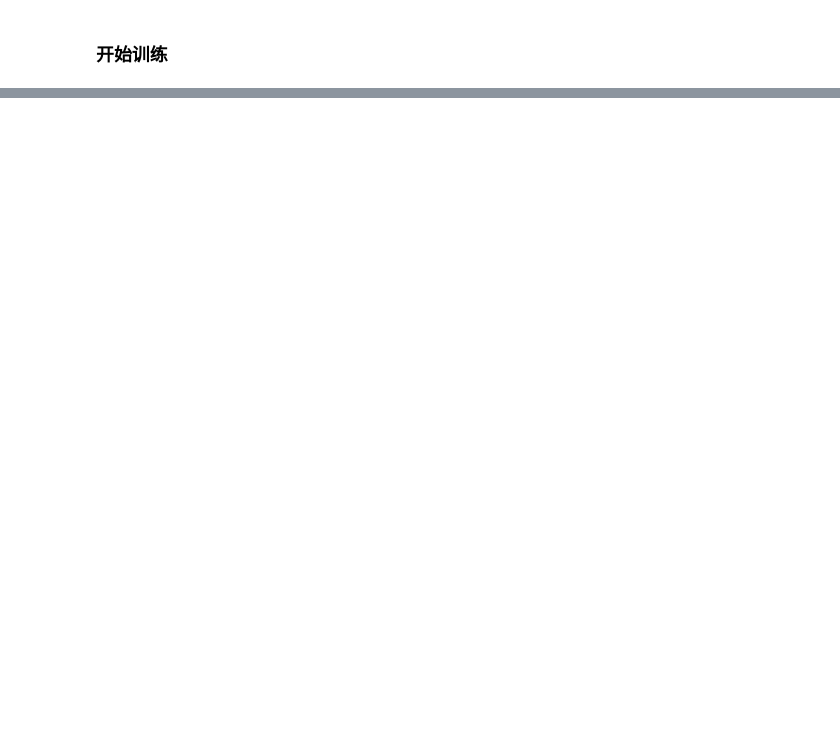
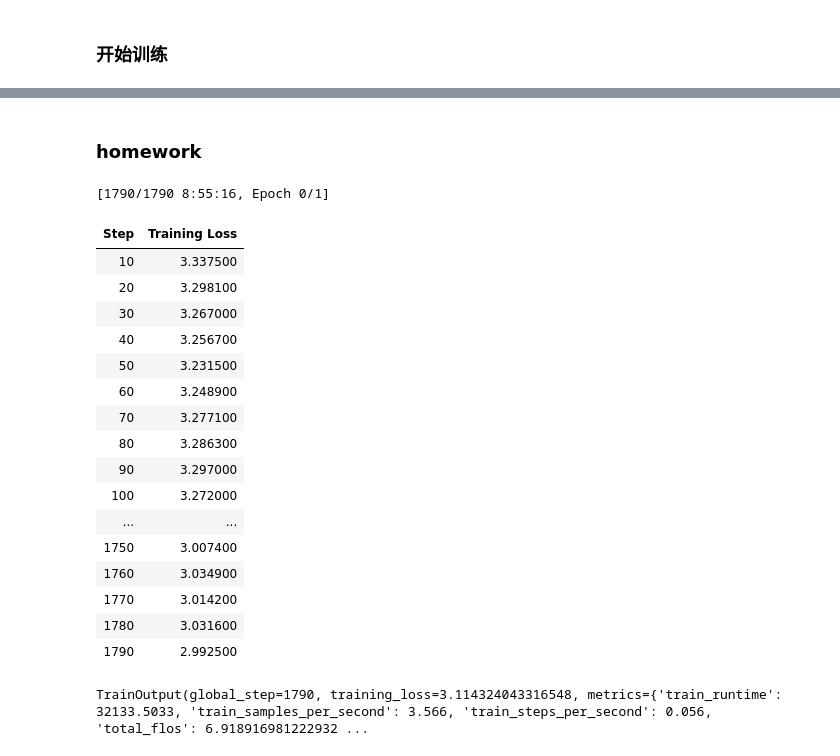
Before and after one commit to jhzhfree/LLM-quickstart, a Jupyter notebook: peft/peft_qlora_chatglm.ipynb, the cells around one changed output, grey strips where cells are left out. Drawn from its saved outputs; the diff is of its cells as text; code cells hidden in the pictures; blank space fills up the shorter version.

Commit message:
qlora_chatglm

```diff
--- a/peft/peft_qlora_chatglm.ipynb
+++ b/peft/peft_qlora_chatglm.ipynb
@@ -477,2 +468,33 @@ TrainOutput(global_step=100, training_loss=3.5906502532958986, metrics={'train_r
 # %%
 trainer.model.save_pretrained(f"models/demo/{model_name_or_path}")
+# %% [markdown]
+### homework
+# %%
+trainer = Trainer(
+        model=qlora_model,
+        args=training_args,
+        train_dataset=tokenized_dataset,
+        data_collator=data_collator
+    )
+# %%
+trainer.train()
+# %% [output]
+[1790/1790 8:55:16, Epoch 0/1]
+| Step | Training Loss |
+| 10 | 3.337500 |
+| 20 | 3.298100 |
+| 30 | 3.267000 |
+| 40 | 3.256700 |
+| 50 | 3.231500 |
+| 60 | 3.248900 |
+| 70 | 3.277100 |
+| 80 | 3.286300 |
+| 90 | 3.297000 |
+| 100 | 3.272000 |
+| ... | ... |
+| 1750 | 3.007400 |
+| 1760 | 3.034900 |
+| 1770 | 3.014200 |
+| 1780 | 3.031600 |
+| 1790 | 2.992500 |
+TrainOutput(global_step=1790, training_loss=3.114324043316548, metrics={'train_runtime': 32133.5033, 'train_samples_per_second': 3.566, 'train_steps_per_second': 0.056, 'total_flos': 6.918916981222932 ...
```
Also changed, not shown: parts of 5 cells of this notebook, 4 other files.
